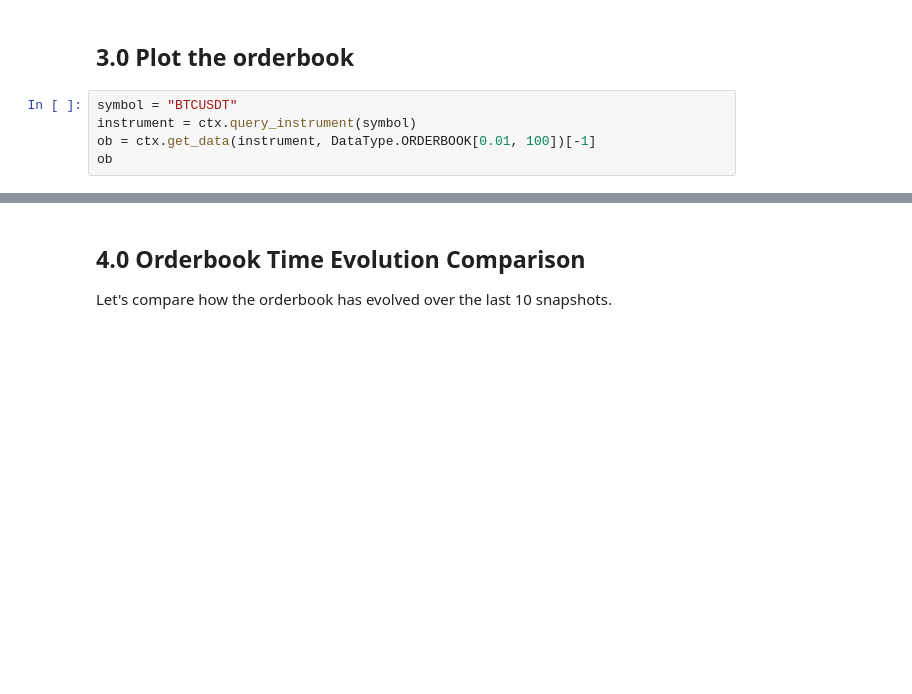
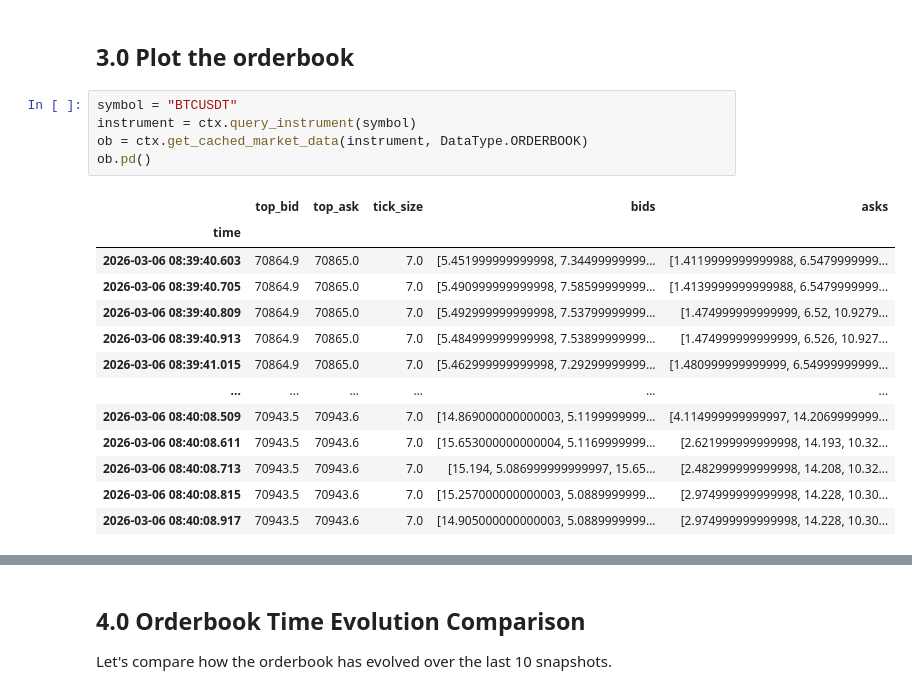
Before and after one commit to xLydianSoftware/Qubx, a Jupyter notebook: examples/notebooks/1.1 Binance UM Perp (paper).ipynb, the cells around one changed output, grey strips where cells are left out. Drawn from its saved outputs; the diff is of its cells as text; blank space fills up the shorter version.

```diff
--- a/examples/notebooks/1.1 Binance UM Perp (paper).ipynb
+++ b/examples/notebooks/1.1 Binance UM Perp (paper).ipynb
@@ -122,6 +127,19 @@ LookingGlass(
 # %%
 symbol = "BTCUSDT"
 instrument = ctx.query_instrument(symbol)
-ob = ctx.get_data(instrument, DataType.ORDERBOOK[0.01, 100])[-1]
-ob
+ob = ctx.get_cached_market_data(instrument, DataType.ORDERBOOK)
+ob.pd()
 # %% [output]
+|  | top_bid | top_ask | tick_size | bids | asks |
+| time |  |  |  |  |  |
+| 2026-03-06 08:39:40.603 | 70864.9 | 70865.0 | 7.0 | [5.451999999999998, 7.34499999999... | [1.4119999999999988, 6.5479999999... |
+| 2026-03-06 08:39:40.705 | 70864.9 | 70865.0 | 7.0 | [5.490999999999998, 7.58599999999... | [1.4139999999999988, 6.5479999999... |
+| 2026-03-06 08:39:40.809 | 70864.9 | 70865.0 | 7.0 | [5.492999999999998, 7.53799999999... | [1.474999999999999, 6.52, 10.9279... |
+| 2026-03-06 08:39:40.913 | 70864.9 | 70865.0 | 7.0 | [5.484999999999998, 7.53899999999... | [1.474999999999999, 6.526, 10.927... |
+| 2026-03-06 08:39:41.015 | 70864.9 | 70865.0 | 7.0 | [5.462999999999998, 7.29299999999... | [1.480999999999999, 6.54999999999... |
+| ... | ... | ... | ... | ... | ... |
+| 2026-03-06 08:40:08.509 | 70943.5 | 70943.6 | 7.0 | [14.869000000000003, 5.1199999999... | [4.114999999999997, 14.2069999999... |
+| 2026-03-06 08:40:08.611 | 70943.5 | 70943.6 | 7.0 | [15.653000000000004, 5.1169999999... | [2.621999999999998, 14.193, 10.32... |
+| 2026-03-06 08:40:08.713 | 70943.5 | 70943.6 | 7.0 | [15.194, 5.086999999999997, 15.65... | [2.482999999999998, 14.208, 10.32... |
+| 2026-03-06 08:40:08.815 | 70943.5 | 70943.6 | 7.0 | [15.257000000000003, 5.0889999999... | [2.974999999999998, 14.228, 10.30... |
+| 2026-03-06 08:40:08.917 | 70943.5 | 70943.6 | 7.0 | [14.905000000000003, 5.0889999999... | [2.974999999999998, 14.228, 10.30... |
```
Also changed, not shown: parts of 10 cells of this notebook, 4 other files.
